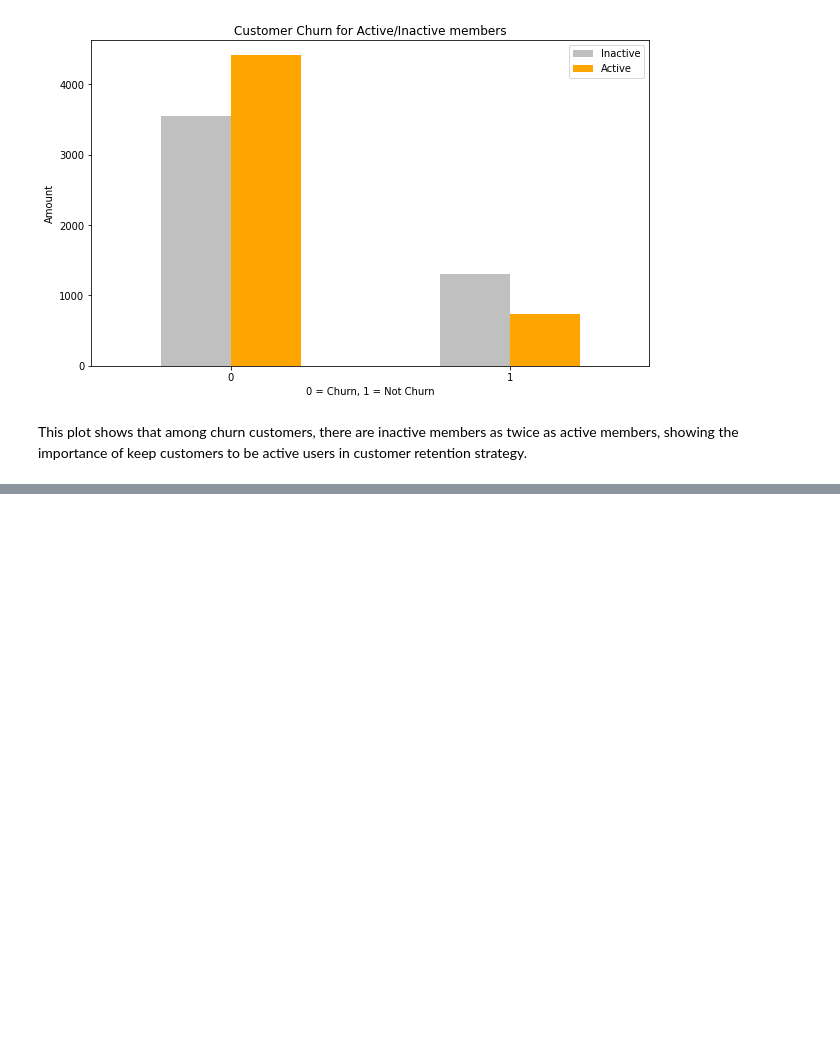
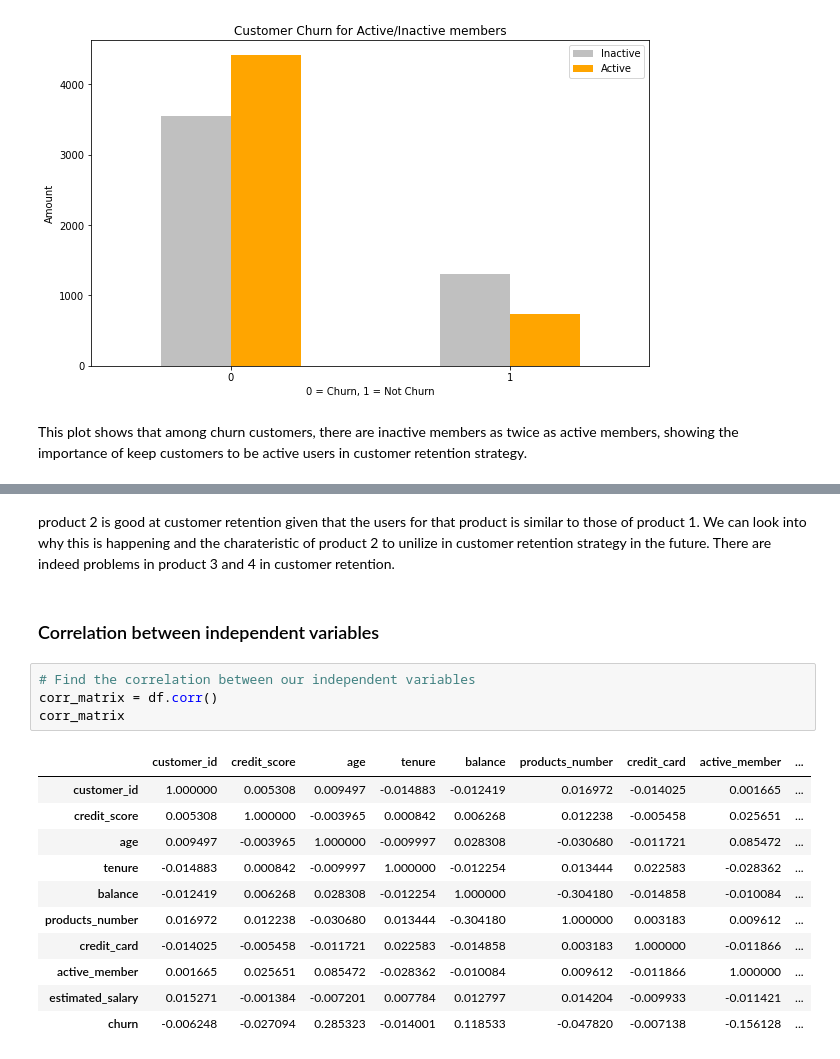
Before and after one commit to victoria-se/customer-churn, a Jupyter notebook: end-to-end-customer-churn-classification.ipynb, the cells around one changed output, grey strips where cells are left out. Saved outputs shown, nothing was run; the diff lists cells and outputs as text; blank space fills up the shorter version.

```diff
--- a/end-to-end-customer-churn-classification.ipynb
+++ b/end-to-end-customer-churn-classification.ipynb
@@ -214,0 +210,21 @@ There are indeed problems in product 3 and 4 in customer retention.
+# %% [markdown]
+product 2 is good at customer retention given that the users for that product is similar to those of product 1. We can look into why this is happening and the charateristic of product 2 to unilize in customer retention strategy in the future.
+There are indeed problems in product 3 and 4 in customer retention.
+# %% [markdown]
+### Correlation between independent variables
+# %%
+# Find the correlation between our independent variables
+corr_matrix = df.corr()
+corr_matrix
+# %% [output]
+|  | customer_id | credit_score | age | tenure | balance | products_number | credit_card | active_member | ... |
+| customer_id | 1.000000 | 0.005308 | 0.009497 | -0.014883 | -0.012419 | 0.016972 | -0.014025 | 0.001665 | ... |
+| credit_score | 0.005308 | 1.000000 | -0.003965 | 0.000842 | 0.006268 | 0.012238 | -0.005458 | 0.025651 | ... |
+| age | 0.009497 | -0.003965 | 1.000000 | -0.009997 | 0.028308 | -0.030680 | -0.011721 | 0.085472 | ... |
+| tenure | -0.014883 | 0.000842 | -0.009997 | 1.000000 | -0.012254 | 0.013444 | 0.022583 | -0.028362 | ... |
+| balance | -0.012419 | 0.006268 | 0.028308 | -0.012254 | 1.000000 | -0.304180 | -0.014858 | -0.010084 | ... |
+| products_number | 0.016972 | 0.012238 | -0.030680 | 0.013444 | -0.304180 | 1.000000 | 0.003183 | 0.009612 | ... |
+| credit_card | -0.014025 | -0.005458 | -0.011721 | 0.022583 | -0.014858 | 0.003183 | 1.000000 | -0.011866 | ... |
+| active_member | 0.001665 | 0.025651 | 0.085472 | -0.028362 | -0.010084 | 0.009612 | -0.011866 | 1.000000 | ... |
+| estimated_salary | 0.015271 | -0.001384 | -0.007201 | 0.007784 | 0.012797 | 0.014204 | -0.009933 | -0.011421 | ... |
+| churn | -0.006248 | -0.027094 | 0.285323 | -0.014001 | 0.118533 | -0.047820 | -0.007138 | -0.156128 | ... |
```
Also changed, not shown: parts of 52 cells of this notebook.
